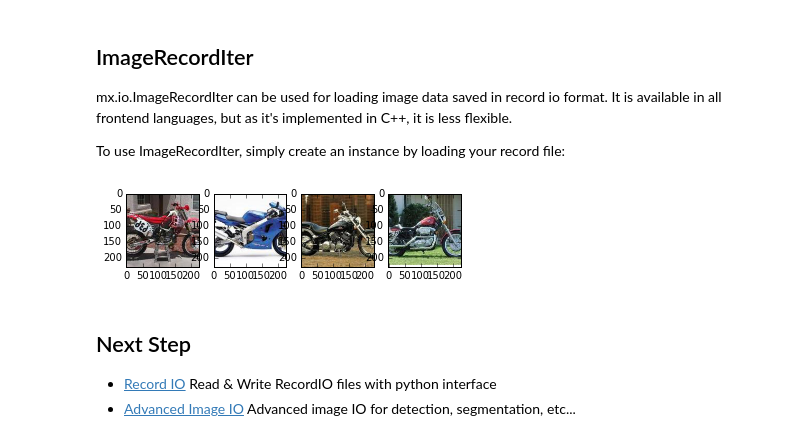
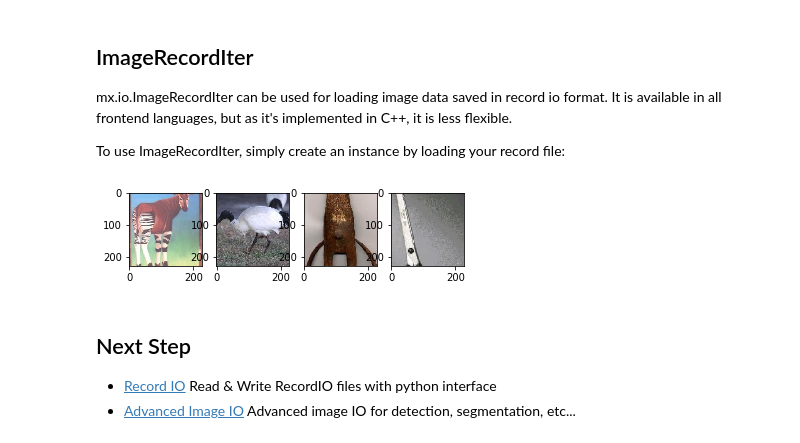
Before and after one commit to dmlc/mxnet-notebooks, a Jupyter notebook: python/basic/image_io.ipynb, the cells around one changed output. Cells and saved outputs as stored; diff of their text form; code cells hidden in the pictures.

Commit message:
Fix image_io

```diff
--- a/python/basic/image_io.ipynb
+++ b/python/basic/image_io.ipynb
@@ -56,21 +58,21 @@ mx.io.ImageRecordIter can be used for loading image data saved in record io form
 To use ImageRecordIter, simply create an instance by loading your record file:
 # %%
 data_iter = mx.io.ImageRecordIter(
-    path_imgrec="./data/caltech_train.rec", # the target record file
+    path_imgrec="./data/caltech.rec", # the target record file
     data_shape=(3, 227, 227), # output data shape. An 227x227 region will be cropped from the original image.
     batch_size=4, # number of samples per batch
     resize=256 # resize the shorter edge to 256 before cropping
     # ... you can add more augumentation options here. use help(mx.io.ImageRecordIter) to see all possible choices
     )
 data_iter.reset()
 batch = data_iter.next()
 data = batch.data[0]
 for i in range(4):
     plt.subplot(1,4,i+1)
     plt.imshow(data[i].asnumpy().astype(np.uint8).transpose((1,2,0)))
 plt.show()
 # %% [output]
-[figure, old version]
+[figure, new version]
 # %% [markdown]
 ## Next Step
 - [Record IO](record_io.ipynb) Read & Write RecordIO files with python interface
```
Also changed, not shown: parts of 3 cells of this notebook, 1 other file.
